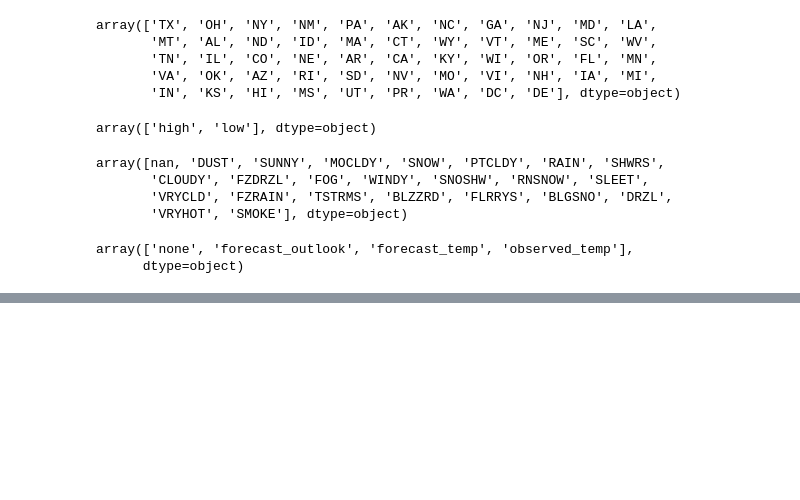
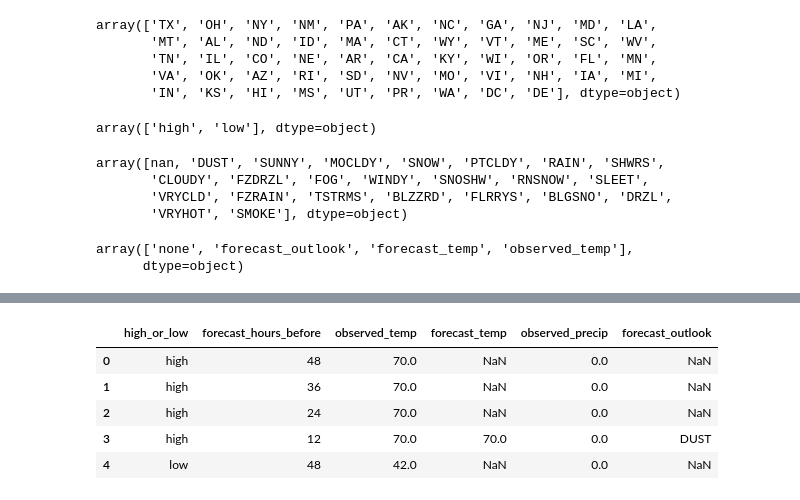
Before and after one commit to mynamescheff/weather, a Jupyter notebook: model.ipynb, the cells around one changed output, grey strips where cells are left out. Cells and saved outputs as stored; diff of their text form; code cells hidden in the pictures; blank space fills up the shorter version.

```diff
--- a/model.ipynb
+++ b/model.ipynb
@@ -114,0 +138,11 @@ array(['none', 'forecast_outlook', 'forecast_temp', 'observed_temp'],
+# %%
+#drop city and state columns
+df_model = df_model.drop(['city', 'state'], axis=1)
+df_model.head()
+# %% [output]
+|  | high_or_low | forecast_hours_before | observed_temp | forecast_temp | observed_precip | forecast_outlook |
+| 0 | high | 48 | 70.0 | NaN | 0.0 | NaN |
+| 1 | high | 36 | 70.0 | NaN | 0.0 | NaN |
+| 2 | high | 24 | 70.0 | NaN | 0.0 | NaN |
+| 3 | high | 12 | 70.0 | 70.0 | 0.0 | DUST |
+| 4 | low | 48 | 42.0 | NaN | 0.0 | NaN |
```
Also changed, not shown: parts of 12 cells of this notebook, 4 other files.
